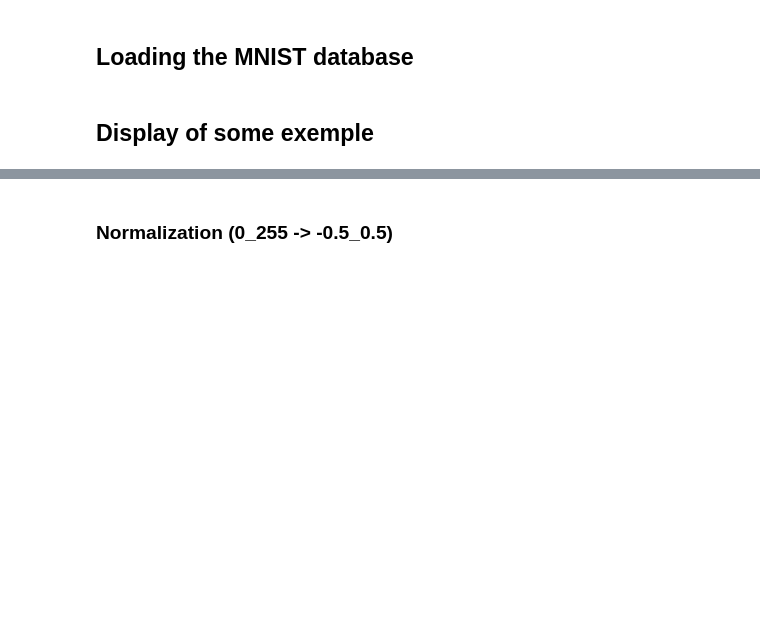
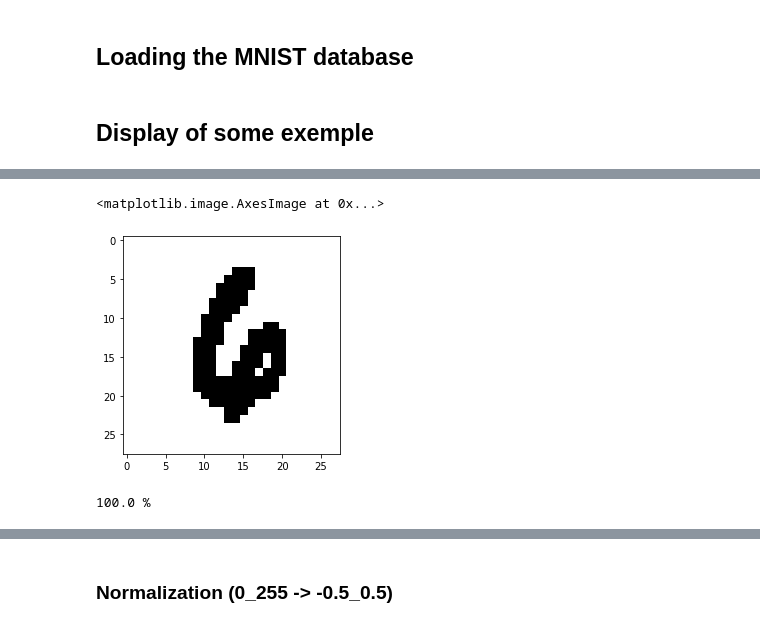
Before and after one commit to Benjaminbhk/Demo_Project_CNN_digits_recognition_Benbhk, a Jupyter notebook: notebooks/CNN_notebook.ipynb, the cells around one changed output, grey strips where cells are left out. Saved outputs shown, nothing was run; the diff lists cells and outputs as text; code cells hidden in the pictures; blank space fills up the shorter version.

```diff
--- a/notebooks/CNN_notebook.ipynb
+++ b/notebooks/CNN_notebook.ipynb
@@ -43,0 +49,25 @@ for i in range(rows):
+# %%
+
+import numpy as np
+
+def fun(e):
+    if e > 50:
+        return 255
+    return 0
+
+vfunc = np.vectorize(fun)
+
+plt.imshow(vfunc(X_train[39]),cmap='gray_r')
+# %% [output]
+<matplotlib.image.AxesImage at 0x...>
+[figure, added]
+# %%
+for i in range(0,len(X_train)):
+    X_train[i] = vfunc(X_train[i])
+    print(f'{round(i*100/len(X_train),1)} %', end = '\r')
+
+for i in range(0,len(X_test)):
+    X_test[i] = vfunc(X_test[i])
+    print(f'{round(i*100/len(X_test),1)} %', end = '\r')
+# %% [output]
+100.0 %
```
Also changed, not shown: parts of 12 cells of this notebook, 10 other files.
